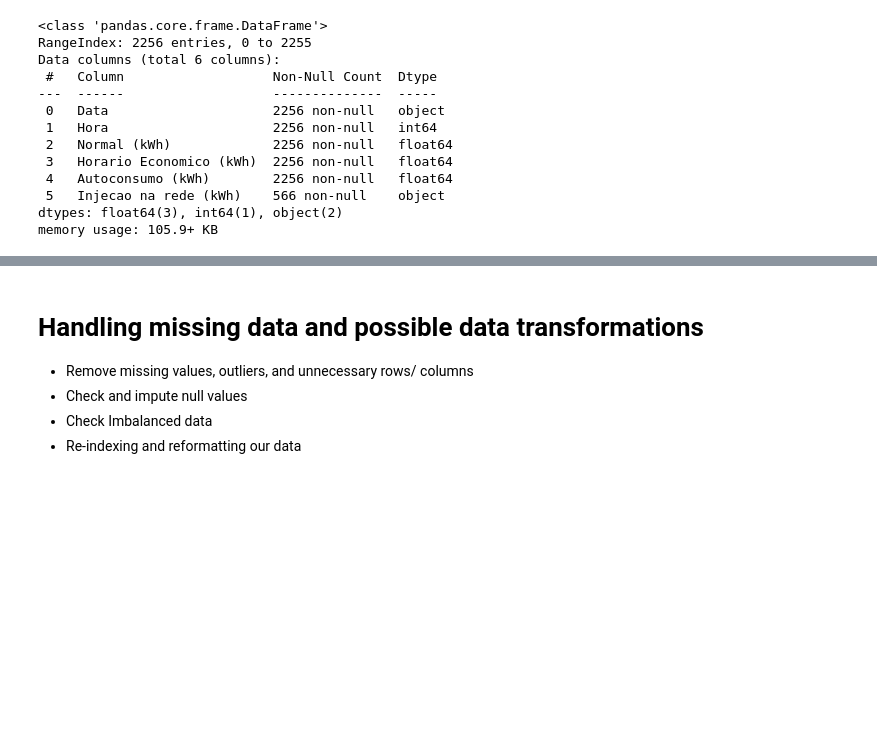
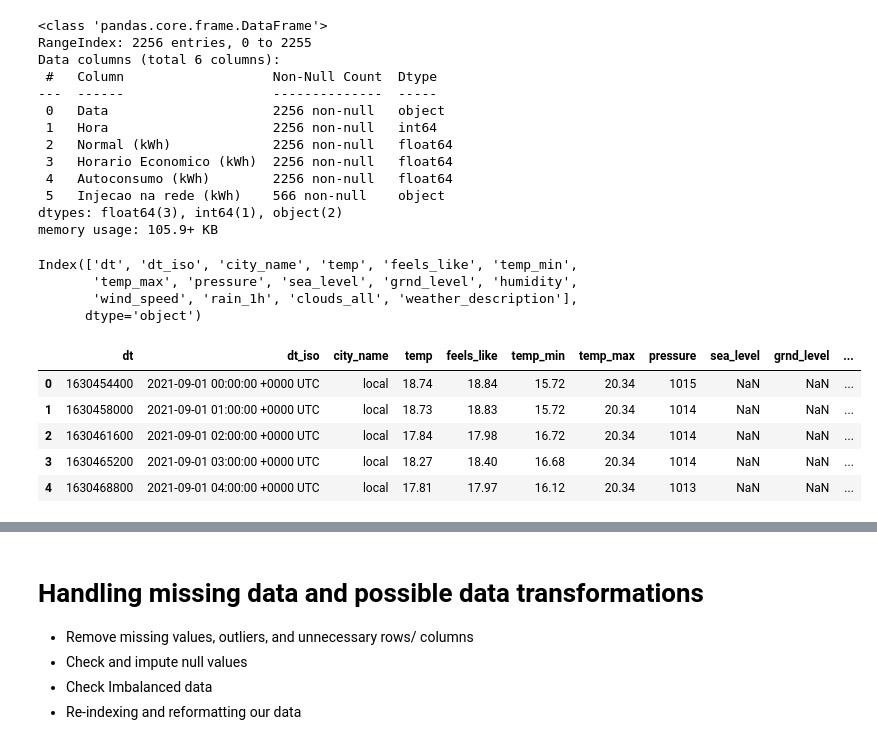
Before and after one commit to AN-DRE4/DadosAprendizagemAutomatica, a Jupyter notebook: CompKaggle.ipynb, the cells around one changed output, grey strips where cells are left out. Drawn from its saved outputs; the diff is of its cells as text; code cells hidden in the pictures; blank space fills up the shorter version.

```diff
--- a/CompKaggle.ipynb
+++ b/CompKaggle.ipynb
@@ -77,3 +77,19 @@ Data columns (total 6 columns):
  5   Injecao na rede (kWh)    566 non-null    object
 dtypes: float64(3), int64(1), object(2)
 memory usage: 105.9+ KB
+# %%
+meteo_1.columns
+# %% [output]
+Index(['dt', 'dt_iso', 'city_name', 'temp', 'feels_like', 'temp_min',
+       'temp_max', 'pressure', 'sea_level', 'grnd_level', 'humidity',
+       'wind_speed', 'rain_1h', 'clouds_all', 'weather_description'],
+      dtype='object')
+# %%
+meteo_1.head()
+# %% [output]
+|  | dt | dt_iso | city_name | temp | feels_like | temp_min | temp_max | pressure | sea_level | grnd_level | ... |
+| 0 | 1630454400 | 2021-09-01 00:00:00 +0000 UTC | local | 18.74 | 18.84 | 15.72 | 20.34 | 1015 | NaN | NaN | ... |
+| 1 | 1630458000 | 2021-09-01 01:00:00 +0000 UTC | local | 18.73 | 18.83 | 15.72 | 20.34 | 1014 | NaN | NaN | ... |
+| 2 | 1630461600 | 2021-09-01 02:00:00 +0000 UTC | local | 17.84 | 17.98 | 16.72 | 20.34 | 1014 | NaN | NaN | ... |
+| 3 | 1630465200 | 2021-09-01 03:00:00 +0000 UTC | local | 18.27 | 18.40 | 16.68 | 20.34 | 1014 | NaN | NaN | ... |
+| 4 | 1630468800 | 2021-09-01 04:00:00 +0000 UTC | local | 17.81 | 17.97 | 16.12 | 20.34 | 1013 | NaN | NaN | ... |
```
Also changed, not shown: parts of 24 cells of this notebook.
